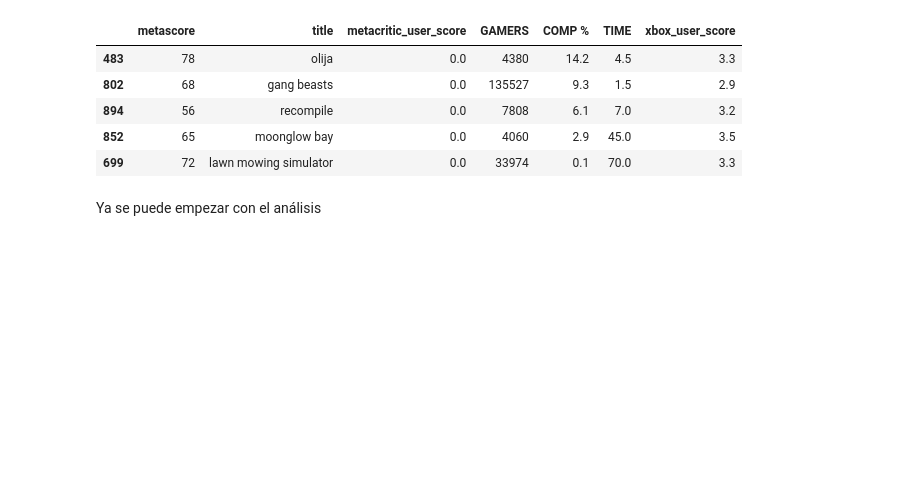
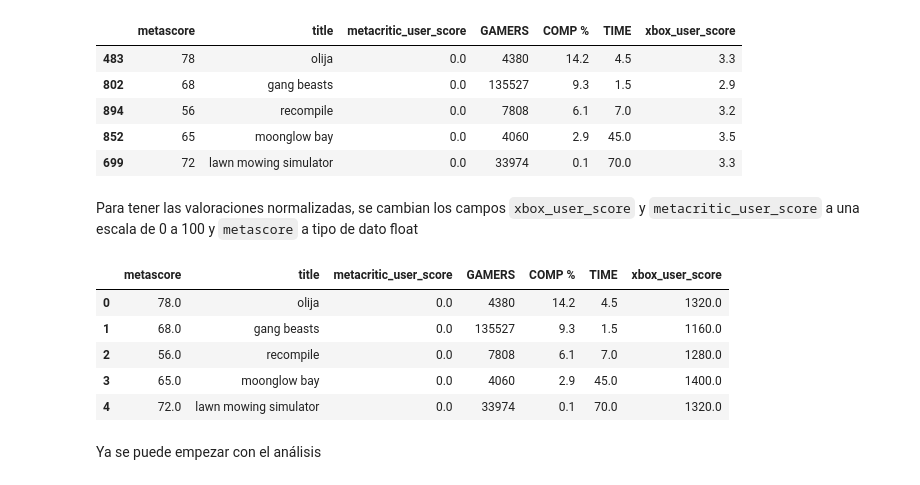
Before and after one commit to RisaacSBolivar/EDA_AprovechamientoXboxGP, a Jupyter notebook: src/notebooks/analisis.ipynb, the cells around one changed output. Drawn from its saved outputs; the diff is of its cells as text; code cells hidden in the pictures; blank space fills up the shorter version.

```diff
--- a/src/notebooks/analisis.ipynb
+++ b/src/notebooks/analisis.ipynb
@@ -386,6 +386,22 @@ df_merged.head()
 | 894 | 56 | recompile | 0.0 | 7808 | 6.1 | 7.0 | 3.2 |
 | 852 | 65 | moonglow bay | 0.0 | 4060 | 2.9 | 45.0 | 3.5 |
 | 699 | 72 | lawn mowing simulator | 0.0 | 33974 | 0.1 | 70.0 | 3.3 |
+# %% [markdown]
+Para tener las valoraciones normalizadas, se cambian los campos `xbox_user_score` y `metacritic_user_score` a  una escala de 0 a 100 y `metascore` a tipo de dato float
+# %%
+# Normalizar las valoraciones
+df_merged['xbox_user_score'] = df_merged['xbox_user_score'] * 20
+df_merged['metacritic_user_score'] = df_merged['metacritic_user_score'] * 10
+df_merged['metascore'] = df_merged['metascore'].astype(float)
+df_merged.reset_index(drop=True, inplace=True)
+df_merged.head()
+# %% [output]
+|  | metascore | title | metacritic_user_score | GAMERS | COMP % | TIME | xbox_user_score |
+| 0 | 78.0 | olija | 0.0 | 4380 | 14.2 | 4.5 | 1320.0 |
+| 1 | 68.0 | gang beasts | 0.0 | 135527 | 9.3 | 1.5 | 1160.0 |
+| 2 | 56.0 | recompile | 0.0 | 7808 | 6.1 | 7.0 | 1280.0 |
+| 3 | 65.0 | moonglow bay | 0.0 | 4060 | 2.9 | 45.0 | 1400.0 |
+| 4 | 72.0 | lawn mowing simulator | 0.0 | 33974 | 0.1 | 70.0 | 1320.0 |
 # %% [markdown]
 Ya se puede empezar con  el análisis
 # %% [markdown]
```
Also changed, not shown: parts of 7 cells of this notebook, 1 other file.
